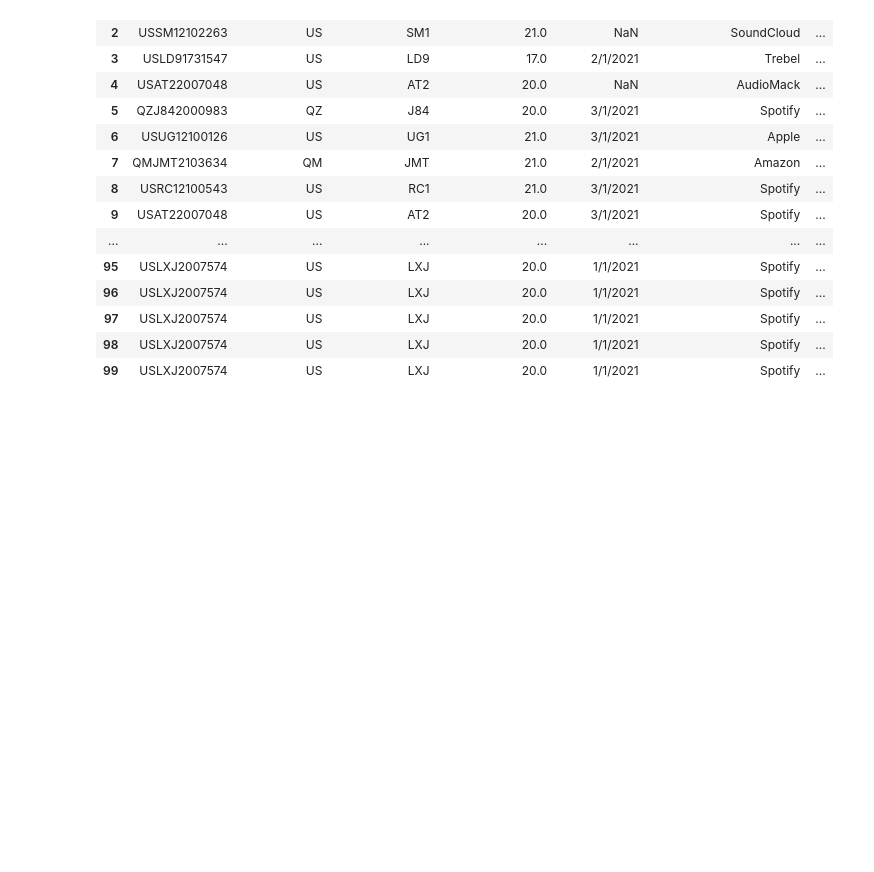
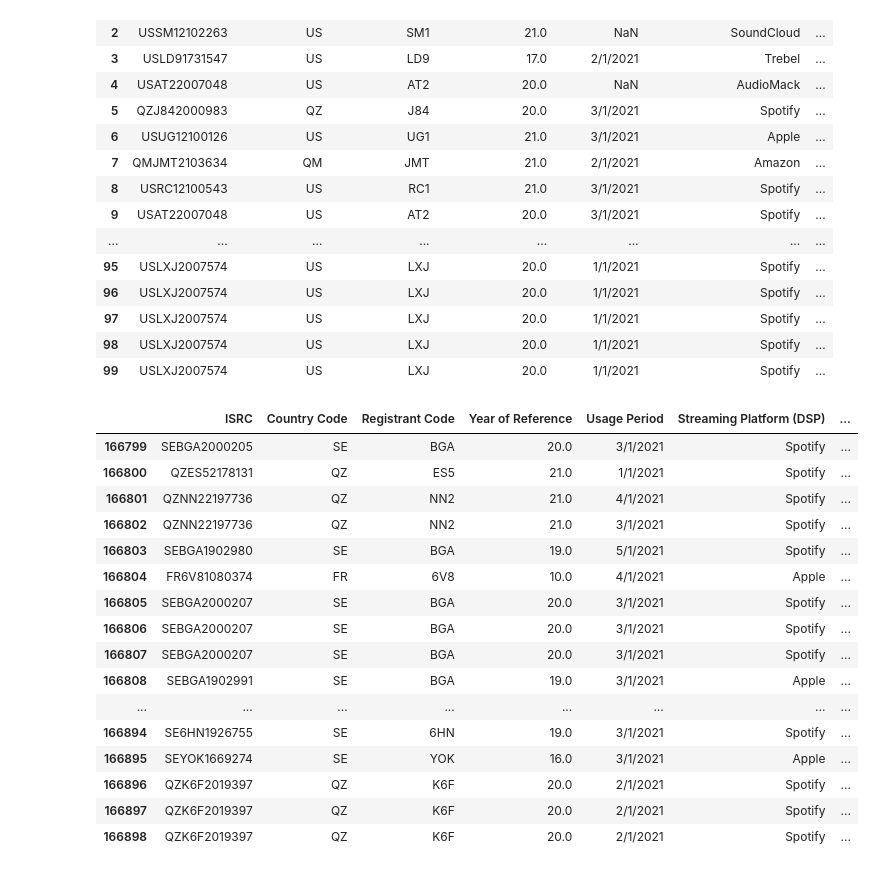
Before and after one commit to NSS-Data-Analytics-Cohort-6/mlc-project-pythons-on-a-plane, a Jupyter notebook: notebooks/mlc_streaming_data.ipynb, the cells around one changed output. Cells and saved outputs as stored; diff of their text form; code cells hidden in the pictures; blank space fills up the shorter version.

```diff
--- a/notebooks/mlc_streaming_data.ipynb
+++ b/notebooks/mlc_streaming_data.ipynb
@@ -287,12 +287,17 @@ genres_melt.head()
 | 2 | The Jeff Healey Band | BLUES |
 | 3 | Piotr Anderszewski | CLASSICAL |
 | 4 | Inigo Pascual | PINOY POP |
+# %%
+#trim whitespace from genre & artist columns in both dataframes to ensure most accurate join/counts
+genres_melt.genre = genres_melt.genre.str.strip()
+genres_melt.artist = genres_melt.artist.str.strip()
+mlc_data['Recording Artist'] = mlc_data['Recording Artist'].str.strip()
 # %%
 # merge mlc_data and genres_melt
 # https://stackoverflow.com/questions/29761915/case-insensitive-pandas-dataframe-merge
-mlc_data['recording_artist_lower'] = mlc_data['Recording Artist'].str.lower()
-genres_melt['artist_lower'] = genres_melt['artist'].str.lower()
-mlc_and_genres = mlc_data.merge(genres_melt, left_on="recording_artist_lower", right_on="artist_lower", how="left")
+mlc_data['recording_artist_upper'] = mlc_data['Recording Artist'].str.upper()
+genres_melt['artist_upper'] = genres_melt['artist'].str.upper()
+mlc_and_genres = mlc_data.merge(genres_melt, left_on="recording_artist_upper", right_on="artist_upper", how="left")
 mlc_and_genres.head(100)
 # %% [output]
 |  | ISRC | Country Code | Registrant Code | Year of Reference | Usage Period | Streaming Platform (DSP) | ... |
@@ -312,3 +317,23 @@ mlc_and_genres.head(100)
 | 97 | USLXJ2007574 | US | LXJ | 20.0 | 1/1/2021 | Spotify | ... |
 | 98 | USLXJ2007574 | US | LXJ | 20.0 | 1/1/2021 | Spotify | ... |
 | 99 | USLXJ2007574 | US | LXJ | 20.0 | 1/1/2021 | Spotify | ... |
+# %%
+mlc_and_genres.tail(100)
+# %% [output]
+|  | ISRC | Country Code | Registrant Code | Year of Reference | Usage Period | Streaming Platform (DSP) | ... |
+| 166799 | SEBGA2000205 | SE | BGA | 20.0 | 3/1/2021 | Spotify | ... |
+| 166800 | QZES52178131 | QZ | ES5 | 21.0 | 1/1/2021 | Spotify | ... |
+| 166801 | QZNN22197736 | QZ | NN2 | 21.0 | 4/1/2021 | Spotify | ... |
+| 166802 | QZNN22197736 | QZ | NN2 | 21.0 | 3/1/2021 | Spotify | ... |
+| 166803 | SEBGA1902980 | SE | BGA | 19.0 | 5/1/2021 | Spotify | ... |
+| 166804 | FR6V81080374 | FR | 6V8 | 10.0 | 4/1/2021 | Apple | ... |
+| 166805 | SEBGA2000207 | SE | BGA | 20.0 | 3/1/2021 | Spotify | ... |
+| 166806 | SEBGA2000207 | SE | BGA | 20.0 | 3/1/2021 | Spotify | ... |
+| 166807 | SEBGA2000207 | SE | BGA | 20.0 | 3/1/2021 | Spotify | ... |
+| 166808 | SEBGA1902991 | SE | BGA | 19.0 | 3/1/2021 | Apple | ... |
+| ... | ... | ... | ... | ... | ... | ... | ... |
+| 166894 | SE6HN1926755 | SE | 6HN | 19.0 | 3/1/2021 | Spotify | ... |
+| 166895 | SEYOK1669274 | SE | YOK | 16.0 | 3/1/2021 | Apple | ... |
+| 166896 | QZK6F2019397 | QZ | K6F | 20.0 | 2/1/2021 | Spotify | ... |
+| 166897 | QZK6F2019397 | QZ | K6F | 20.0 | 2/1/2021 | Spotify | ... |
+| 166898 | QZK6F2019397 | QZ | K6F | 20.0 | 2/1/2021 | Spotify | ... |
```
Also changed, not shown: parts of 10 cells of this notebook.
